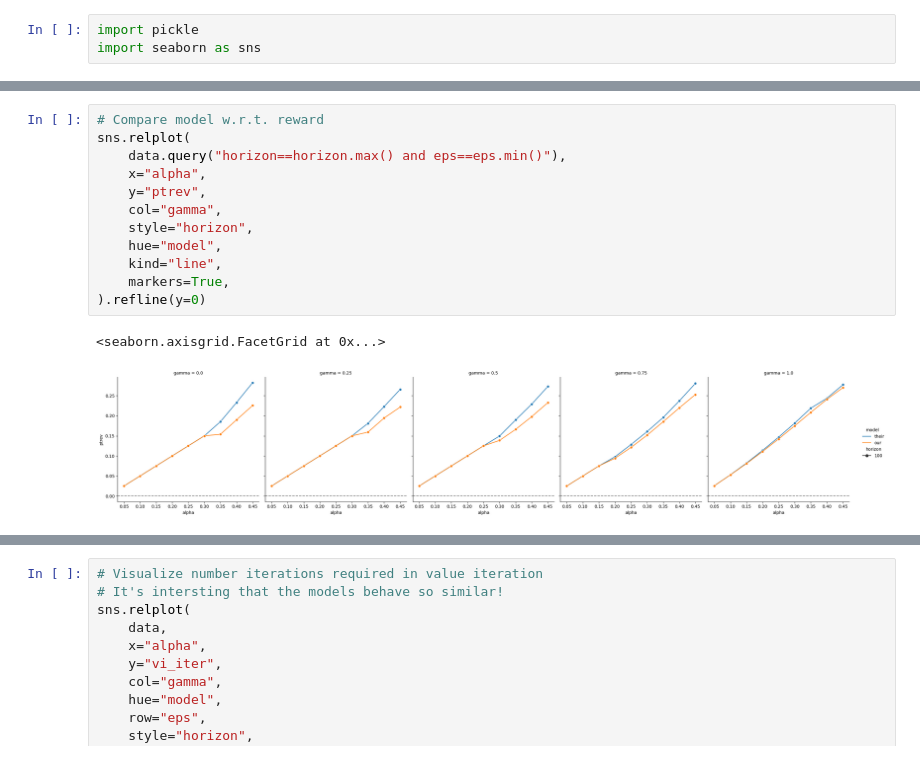
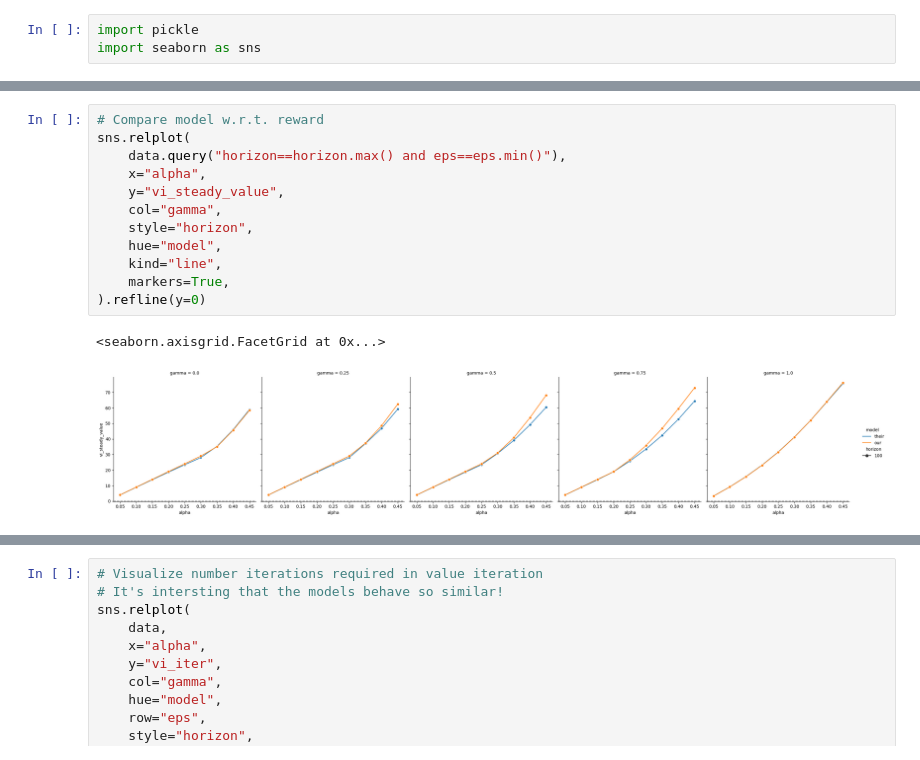
Before and after one commit to pkel/cpr, a Jupyter notebook: mdp/measure-barzur.ipynb, the cells around one changed output, grey strips where cells are left out. Cells and saved outputs as stored; diff of their text form.

```diff
--- a/mdp/measure-barzur.ipynb
+++ b/mdp/measure-barzur.ipynb
@@ -46,15 +46,15 @@ data[(data.ss_reachable - data.ss_nonzero) != 0]
 # %%
 # Compare model w.r.t. reward
 sns.relplot(
     data.query("horizon==horizon.max() and eps==eps.min()"),
     x="alpha",
-    y="ptrev",
+    y="vi_steady_value",
     col="gamma",
     style="horizon",
     hue="model",
     kind="line",
     markers=True,
 ).refline(y=0)
 # %% [output]
 <seaborn.axisgrid.FacetGrid at 0x...>
-[figure, old version]
+[figure, new version]
```
Also changed, not shown: parts of 10 cells of this notebook, 1 other file.
